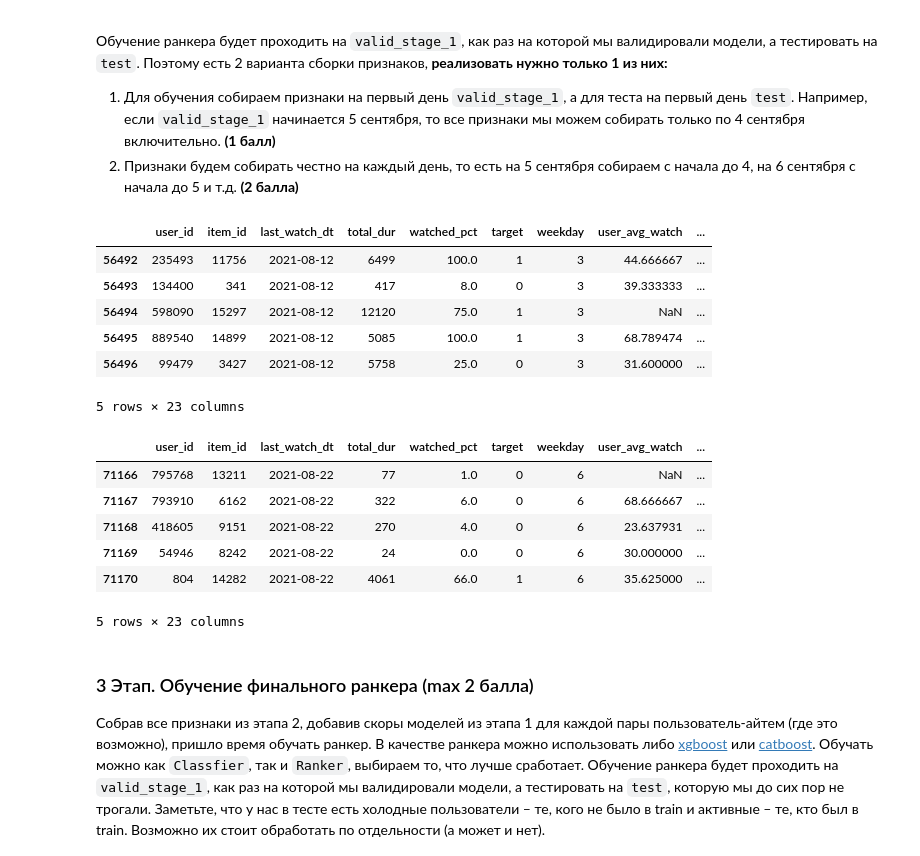
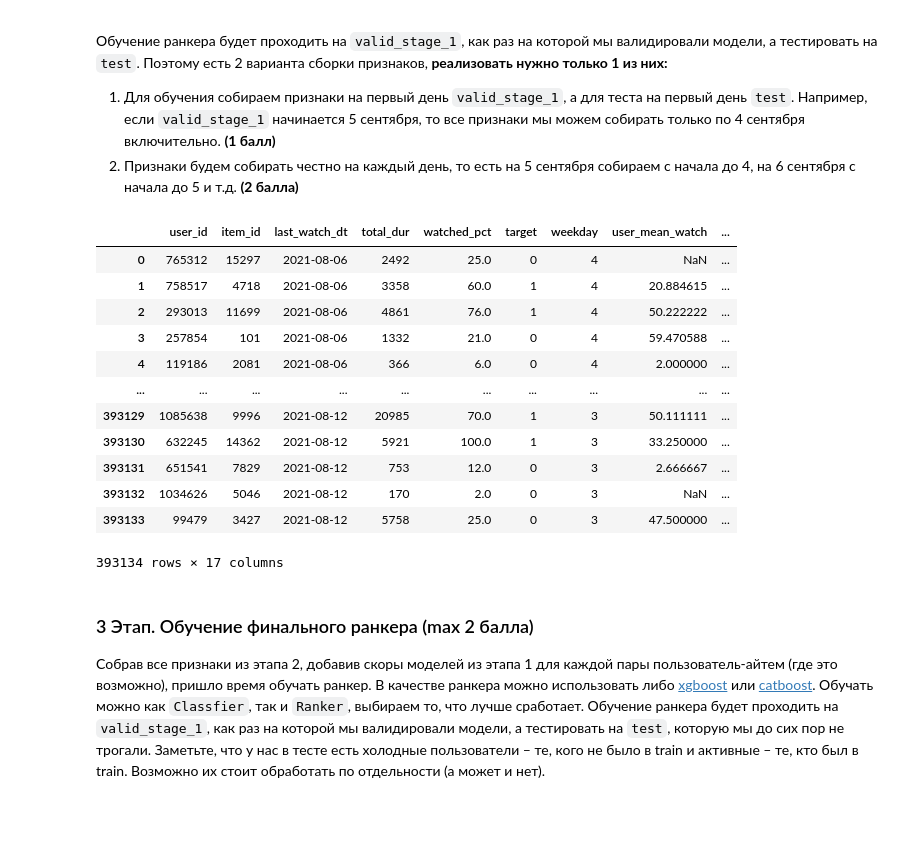
Before and after one commit to TaniaZharova2205/HSE, a Jupyter notebook: Recsis_1(3-4)/DZ3/HSE_RecSys_HW3.ipynb, the cells around one changed output. Saved outputs shown, nothing was run; the diff lists cells and outputs as text; code cells hidden in the pictures; blank space fills up the shorter version.

```diff
--- a/Recsis_1(3-4)/DZ3/HSE_RecSys_HW3.ipynb
+++ b/Recsis_1(3-4)/DZ3/HSE_RecSys_HW3.ipynb
@@ -490,20 +516,49 @@ test_df_with_features = generate_features_for_dates(test_df, users_df, items_df)
+# %%
+def generate_features(df, reference_date):
+    df_features = df.copy()
+    # Признаки пользователя (например, среднее watched_pct до reference_date)
+    user_mean = train_df[train_df['last_watch_dt'] < reference_date].groupby('user_id')['watched_pct'].mean().reset_index().rename(columns={'watched_pct': 'user_mean_watch'})
+    # Признак пользователя: число просмотренных айтемов
+    user_count = train_df[train_df['last_watch_dt'] < reference_date].groupby('user_id').size().reset_index(name='user_count')
+    # Признаки айтема (например, среднее watched_pct для айтема)
+    item_mean = train_df[train_df['last_watch_dt'] < reference_date].groupby('item_id')['watched_pct'].mean().reset_index().rename(columns={'watched_pct': 'item_mean_watch'})
+    # Признак айтема: число просмотров
+    item_count = train_df[train_df['last_watch_dt'] < reference_date].groupby('item_id').size().reset_index(name='item_count')
+    # Признаки взаимодействия: пересечение статистик пользователя и айтема
+    interaction = train_df[train_df['last_watch_dt'] < reference_date].groupby(['user_id', 'item_id'])['watched_pct'].agg(['mean', 'count']).reset_index().rename(columns={'mean': 'user_item_mean', 'count': 'user_item_count'})
+    # Объединение признаков
+    df_features = df_features.merge(user_mean, on='user_id', how='left')
+    df_features = df_features.merge(user_count, on='user_id', how='left')
+    df_features = df_features.merge(item_mean, on='item_id', how='left')
+    df_features = df_features.merge(item_count, on='item_id', how='left')
+    df_features = df_features.merge(interaction, on=['user_id', 'item_id'], how='left')
+    # Дополнительные признаки (для достижения 10 признаков)
+    df_features['user_item_diff'] = df_features['user_mean_watch'] - df_features['item_mean_watch']
+    df_features['user_item_ratio'] = df_features['user_item_count'] / (df_features['item_count']+1)
+    df_features['user_watch_std'] = train_df[train_df['last_watch_dt'] < reference_date].groupby('user_id')['watched_pct'].std().reset_index(drop=True)
+    df_features['item_watch_std'] = train_df[train_df['last_watch_dt'] < reference_date].groupby('item_id')['watched_pct'].std().reset_index(drop=True)
+    return df_features
+
+split_time = train_stage_1.last_watch_dt.max()
+# Предположим, что valid_stage_1 начинается в первый день после split_time
+valid_reference_date = (split_time + datetime.timedelta(days=1)).strftime('%Y-%m-%d')
+test_reference_date = (pd.to_datetime(test_df['last_watch_dt'].min())).strftime('%Y-%m-%d')
+
+train_df_with_features = generate_features(valid_stage_1, valid_reference_date)
+test_df_with_features = generate_features(test_df, test_reference_date)
 # %%
-train_df_with_features.tail()
+train_df_with_features
 # %% [output]
-|  | user_id | item_id | last_watch_dt | total_dur | watched_pct | target | weekday | user_avg_watch | ... |
-| 56492 | 235493 | 11756 | 2021-08-12 | 6499 | 100.0 | 1 | 3 | 44.666667 | ... |
-| 56493 | 134400 | 341 | 2021-08-12 | 417 | 8.0 | 0 | 3 | 39.333333 | ... |
-| 56494 | 598090 | 15297 | 2021-08-12 | 12120 | 75.0 | 1 | 3 | NaN | ... |
-| 56495 | 889540 | 14899 | 2021-08-12 | 5085 | 100.0 | 1 | 3 | 68.789474 | ... |
-| 56496 | 99479 | 3427 | 2021-08-12 | 5758 | 25.0 | 0 | 3 | 31.600000 | ... |
+|  | user_id | item_id | last_watch_dt | total_dur | watched_pct | target | weekday | user_mean_watch | ... |
+| 0 | 765312 | 15297 | 2021-08-06 | 2492 | 25.0 | 0 | 4 | NaN | ... |
+| 1 | 758517 | 4718 | 2021-08-06 | 3358 | 60.0 | 1 | 4 | 20.884615 | ... |
+| 2 | 293013 | 11699 | 2021-08-06 | 4861 | 76.0 | 1 | 4 | 50.222222 | ... |
+| 3 | 257854 | 101 | 2021-08-06 | 1332 | 21.0 | 0 | 4 | 59.470588 | ... |
+| 4 | 119186 | 2081 | 2021-08-06 | 366 | 6.0 | 0 | 4 | 2.000000 | ... |
+| ... | ... | ... | ... | ... | ... | ... | ... | ... | ... |
+| 393129 | 1085638 | 9996 | 2021-08-12 | 20985 | 70.0 | 1 | 3 | 50.111111 | ... |
+| 393130 | 632245 | 14362 | 2021-08-12 | 5921 | 100.0 | 1 | 3 | 33.250000 | ... |
+| 393131 | 651541 | 7829 | 2021-08-12 | 753 | 12.0 | 0 | 3 | 2.666667 | ... |
+| 393132 | 1034626 | 5046 | 2021-08-12 | 170 | 2.0 | 0 | 3 | NaN | ... |
+| 393133 | 99479 | 3427 | 2021-08-12 | 5758 | 25.0 | 0 | 3 | 47.500000 | ... |
-5 rows × 23 columns
+393134 rows × 17 columns
-# %%
-test_df_with_features.tail()
-# %% [output]
-|  | user_id | item_id | last_watch_dt | total_dur | watched_pct | target | weekday | user_avg_watch | ... |
-| 71166 | 795768 | 13211 | 2021-08-22 | 77 | 1.0 | 0 | 6 | NaN | ... |
-| 71167 | 793910 | 6162 | 2021-08-22 | 322 | 6.0 | 0 | 6 | 68.666667 | ... |
-| 71168 | 418605 | 9151 | 2021-08-22 | 270 | 4.0 | 0 | 6 | 23.637931 | ... |
-| 71169 | 54946 | 8242 | 2021-08-22 | 24 | 0.0 | 0 | 6 | 30.000000 | ... |
-| 71170 | 804 | 14282 | 2021-08-22 | 4061 | 66.0 | 1 | 6 | 35.625000 | ... |
-5 rows × 23 columns
```
Also changed, not shown: parts of 22 cells of this notebook, 2 other files.
